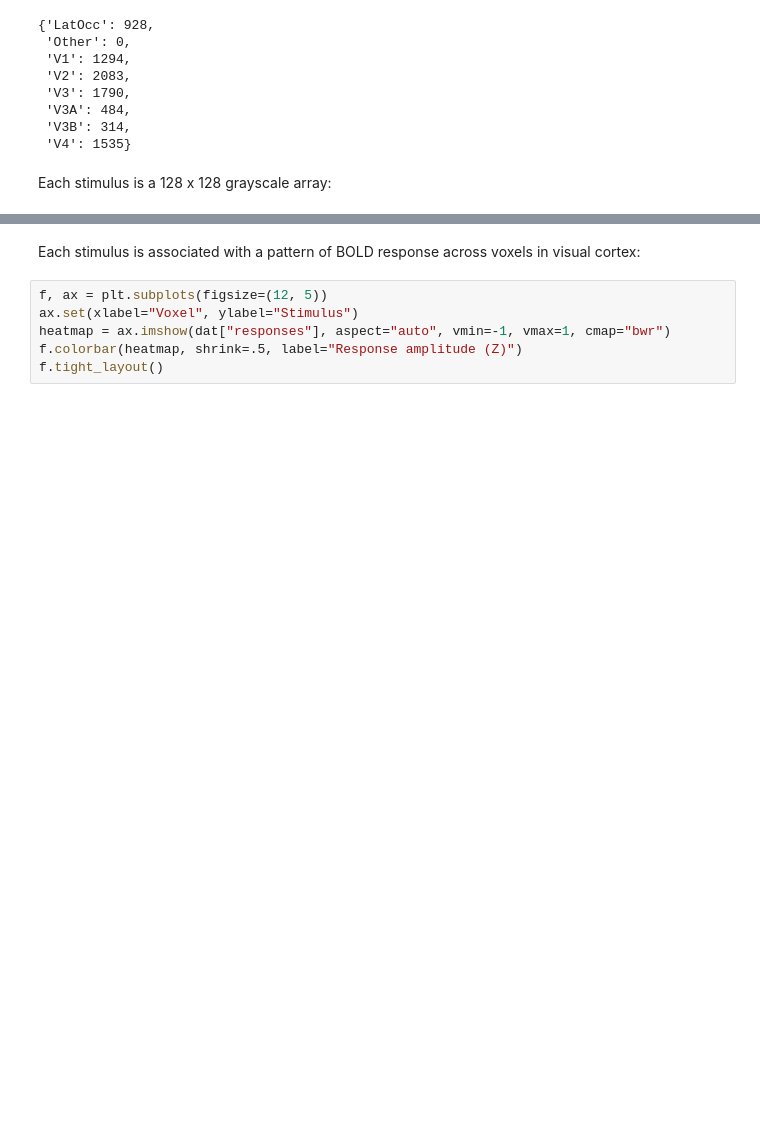
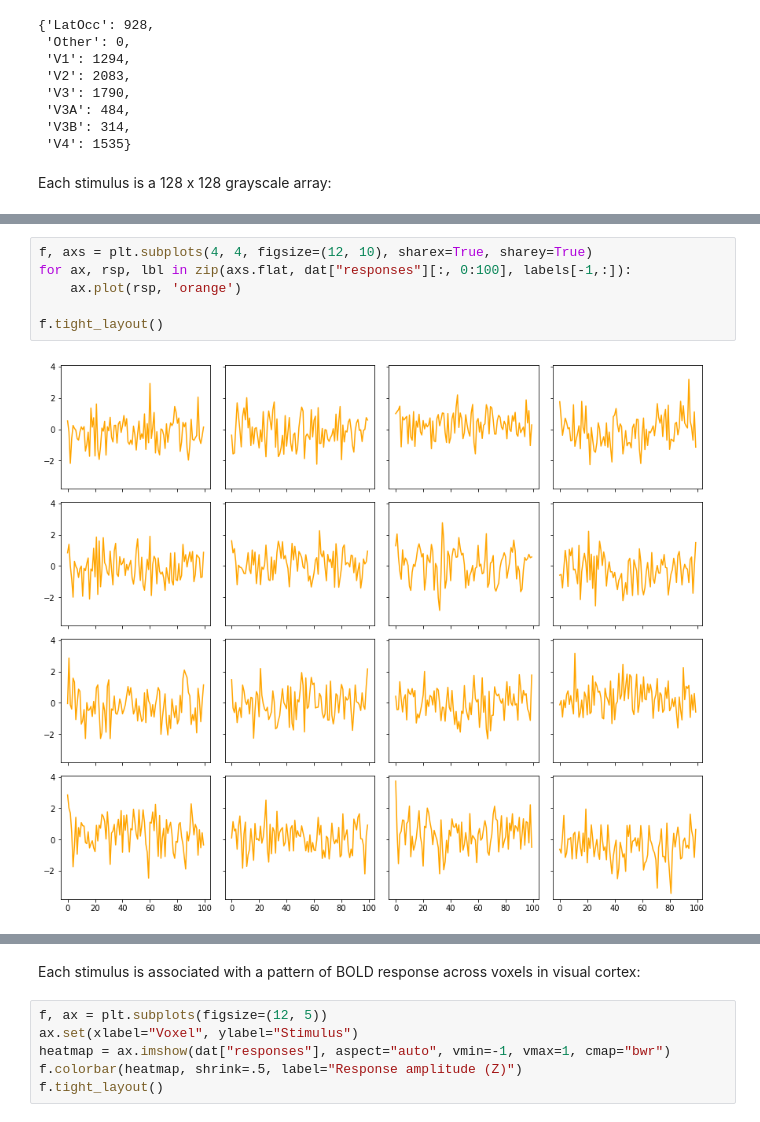
Before and after one commit to lingqiz/STAT-571-DataMining, a Jupyter notebook: Project/load_kay_images.ipynb, the cells around one changed output, grey strips where cells are left out. Drawn from its saved outputs; the diff is of its cells as text; blank space fills up the shorter version.

```diff
--- a/Project/load_kay_images.ipynb
+++ b/Project/load_kay_images.ipynb
@@ -85,0 +87,8 @@ f.tight_layout()
+# %%
+f, axs = plt.subplots(4, 4, figsize=(12, 10), sharex=True, sharey=True)
+for ax, rsp, lbl in zip(axs.flat, dat["responses"][:, 0:100], labels[-1,:]):
+    ax.plot(rsp, 'orange')
+
+f.tight_layout()
+# %% [output]
+[figure, added]
```
Also changed, not shown: parts of 3 cells of this notebook.
